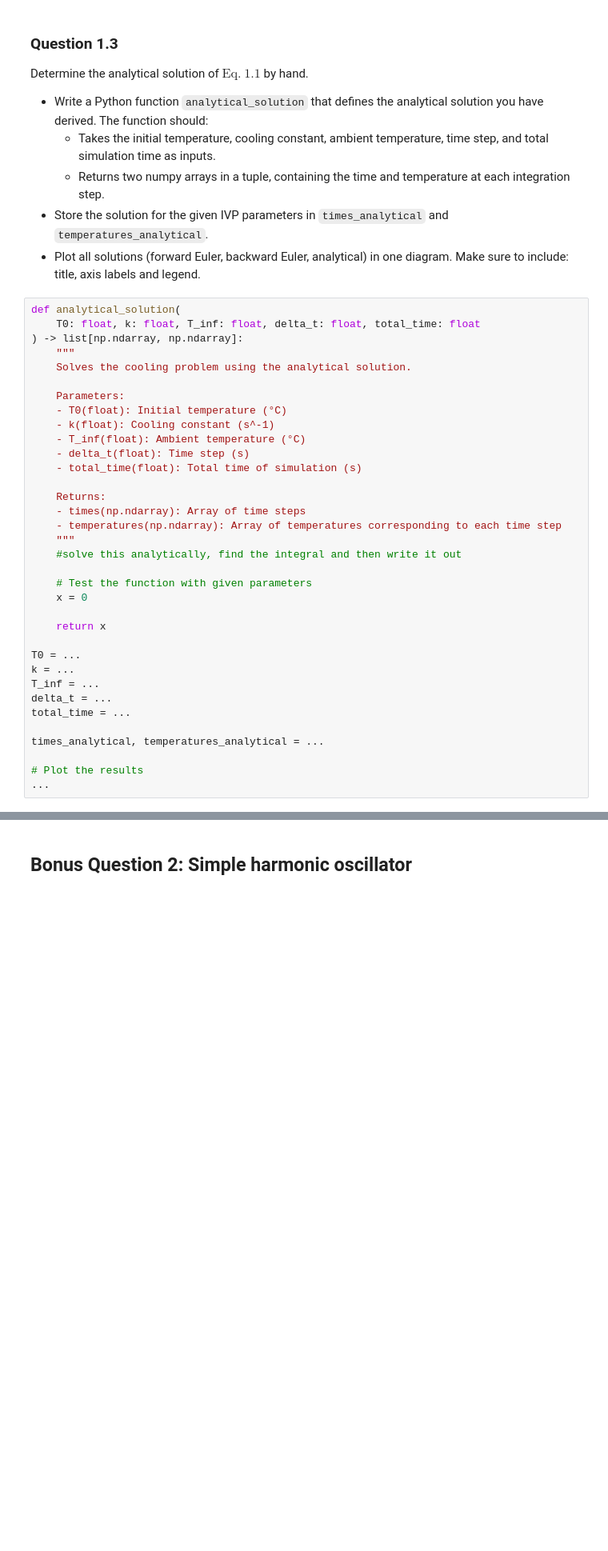
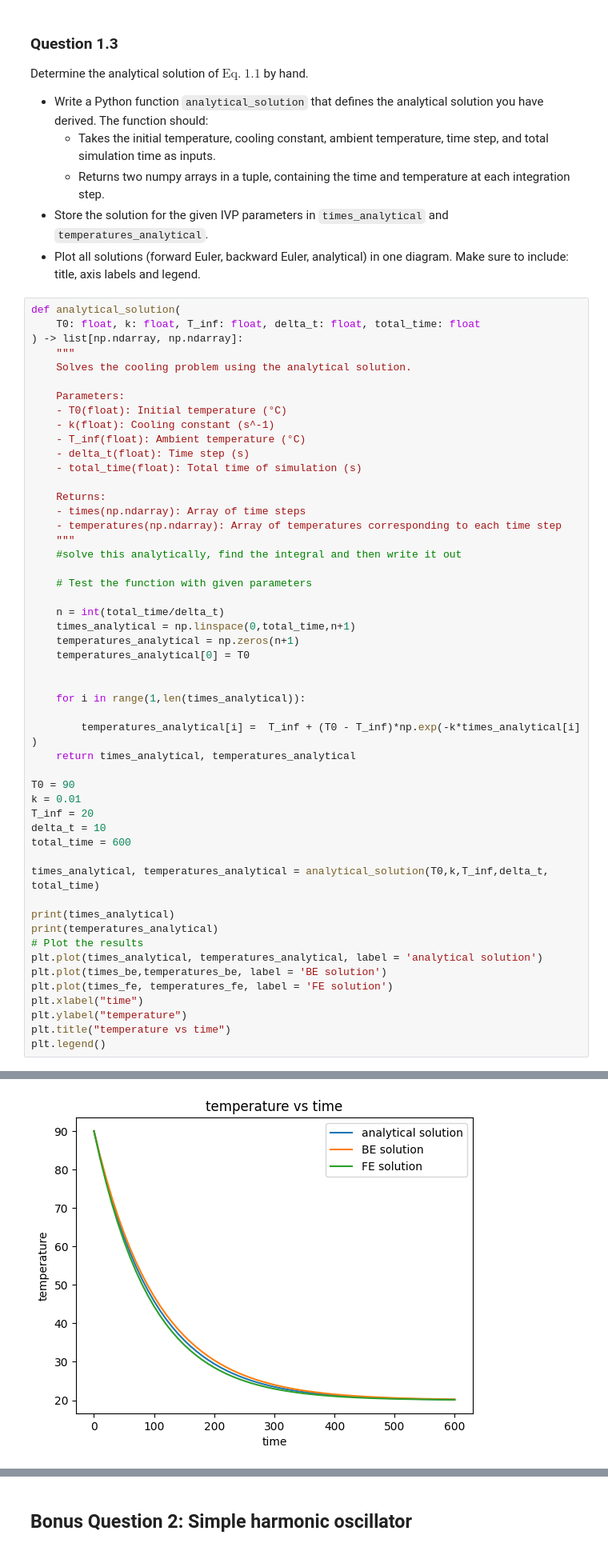
Before and after one commit to Xikiee/computational_practicum, a Jupyter notebook: assignments/Assignment_Q1_L5.ipynb, the cells around one changed output, grey strips where cells are left out. Shown: that part at 80% size. Drawn from its saved outputs; the diff is of its cells as text; blank space fills up the shorter version.

```diff
--- a/assignments/Assignment_Q1_L5.ipynb
+++ b/assignments/Assignment_Q1_L5.ipynb
@@ -309,17 +309,35 @@ def analytical_solution(
     #solve this analytically, find the integral and then write it out
 
     # Test the function with given parameters
-    x = 0
 
-    return x
+    n = int(total_time/delta_t)
+    times_analytical = np.linspace(0,total_time,n+1)
+    temperatures_analytical = np.zeros(n+1)
+    temperatures_analytical[0] = T0
 
-T0 = ...
-k = ...
-T_inf = ...
-delta_t = ...
-total_time = ...
 
-times_analytical, temperatures_analytical = ...
+    for i in range(1,len(times_analytical)):
 
+        temperatures_analytical[i] =  T_inf + (T0 - T_inf)*np.exp(-k*times_analytical[i]
+)
+    return times_analytical, temperatures_analytical
+
+T0 = 90
+k = 0.01
+T_inf = 20
+delta_t = 10
+total_time = 600
+
+times_analytical, temperatures_analytical = analytical_solution(T0,k,T_inf,delta_t, total_time)
+
+print(times_analytical)
+print(temperatures_analytical)
 # Plot the results
-...
+plt.plot(times_analytical, temperatures_analytical, label = 'analytical solution')
+plt.plot(times_be,temperatures_be, label = 'BE solution')
+plt.plot(times_fe, temperatures_fe, label = 'FE solution')
+plt.xlabel("time")
+plt.ylabel("temperature")
+plt.title("temperature vs time")
+plt.legend()
+# %% [output]
@@ -326,2 +361,3 @@ times_analytical, temperatures_analytical = ...
+[figure, added]
 # %%
 grader.check("q1_3")
```
Also changed, not shown: parts of 13 cells of this notebook.
